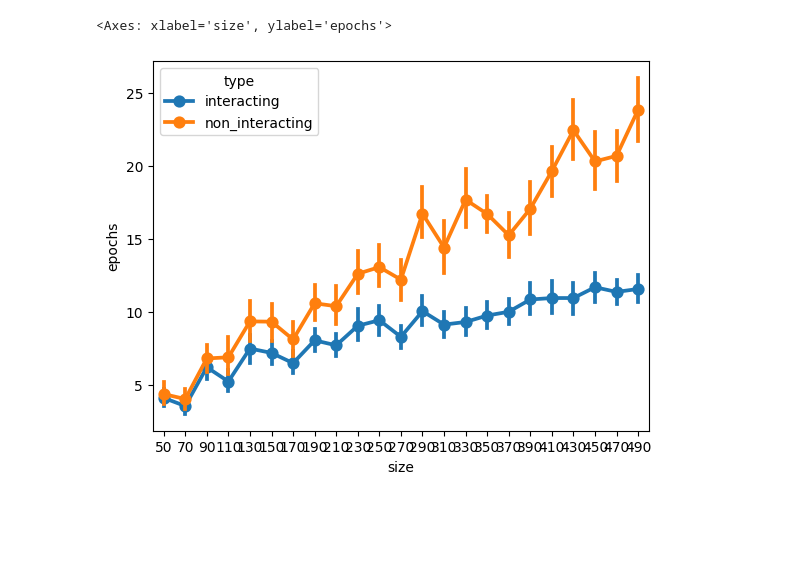
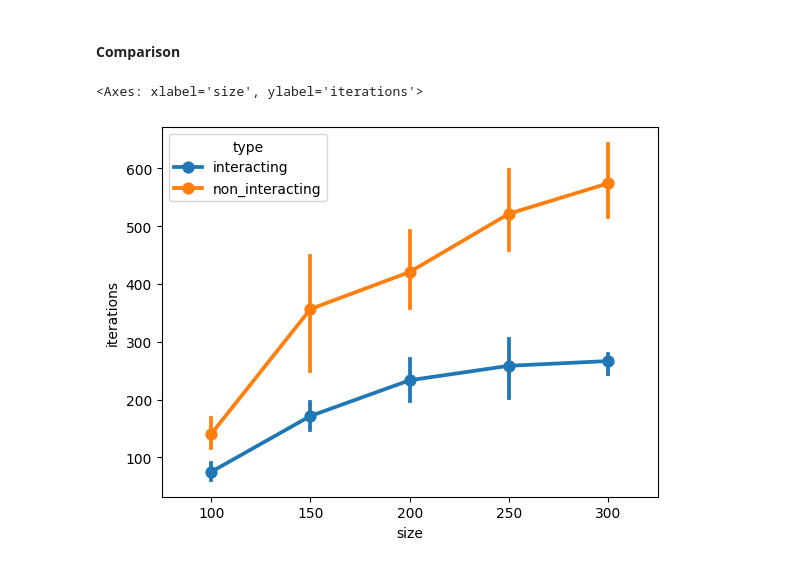
Before and after one commit to leonardotonelli/thesis, a Jupyter notebook: main.ipynb, the cells around one changed output. Drawn from its saved outputs; the diff is of its cells as text; code cells hidden in the pictures; blank space fills up the shorter version.

Commit message:
important

```diff
--- a/main.ipynb
+++ b/main.ipynb
@@ -2,0 +7,15 @@ Visualizations
+# %%
+import seaborn as sns
+import pandas as pd
+import matplotlib.pyplot as plt
+# Set the style for professional appearance
+plt.style.use('seaborn-v0_8-whitegrid')
+sns.set_palette("husl")
+
+
+# my version
+df_benchmark = pd.read_csv("D:\\leona\\University\\Third Year\\Thesis\\Code\\thesis\\data\\rsa\\extra_benchmark.csv")
+df_exploration = pd.read_csv("D:\\leona\\University\\Third Year\\Thesis\\Code\\thesis\\data\\rsa\\extra_exploration.csv")
+df_optimization = pd.read_csv("D:\\leona\\University\\Third Year\\Thesis\\Code\\thesis\\data\\rsa\\extra_optimization.csv")
+df_narrow = pd.read_csv("D:\\leona\\University\\Third Year\\Thesis\\Code\\thesis\\data\\rsa\\extra_narrow.csv")
+df_wide = pd.read_csv("D:\\leona\\University\\Third Year\\Thesis\\Code\\thesis\\data\\rsa\\extra_wide.csv")
@@ -3,10 +182,19 @@ Visualizations
+# %% [markdown]
+#### Comparison
 # %%
 import seaborn as sns
 import pandas as pd
 
-df = pd.read_csv("D:\\leona\\University\\Third Year\\Thesis\\Code\\thesis\\data\\rgd\\comparison_size_data.csv")
+# my version
+df = pd.read_csv("D:\\leona\\University\\Third Year\\Thesis\\Code\\thesis\\data\\rsa\\comparison_size_data.csv")
+
+# annealing con distanze
+df_alt2 = pd.read_csv("D:\\leona\\University\\Third Year\\Thesis\\Code\\thesis\\data\\rsa\\comparison_size_data_alt2.csv")
+
+# annealing con distanze
+df_alt3 = pd.read_csv("D:\\leona\\University\\Third Year\\Thesis\\Code\\thesis\\data\\rsa\\comparison_size_data_alt3.csv")
 # %%
-sns.pointplot(df[df.type != "standard"], x="size", y="epochs", hue="type")
+sns.pointplot(df, x="size", y="iterations", hue="type")
 # %% [output]
-<Axes: xlabel='size', ylabel='epochs'>
+<Axes: xlabel='size', ylabel='iterations'>
-[figure, old version]
+[figure, new version]
```
Also changed, not shown: parts of 15 cells of this notebook, 28 other files.
